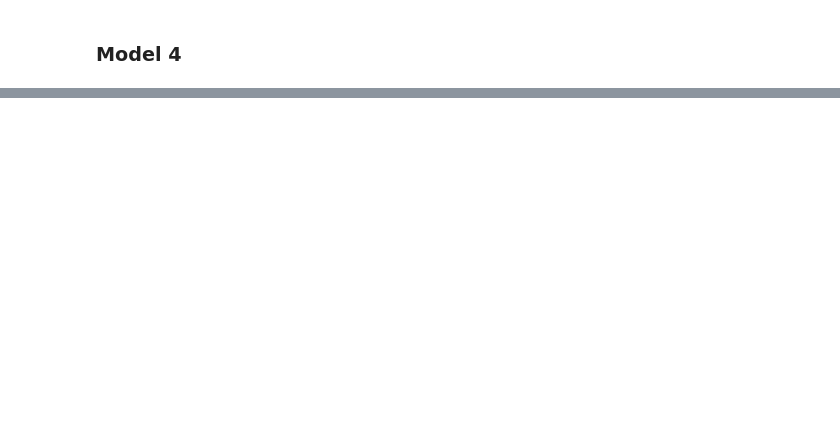
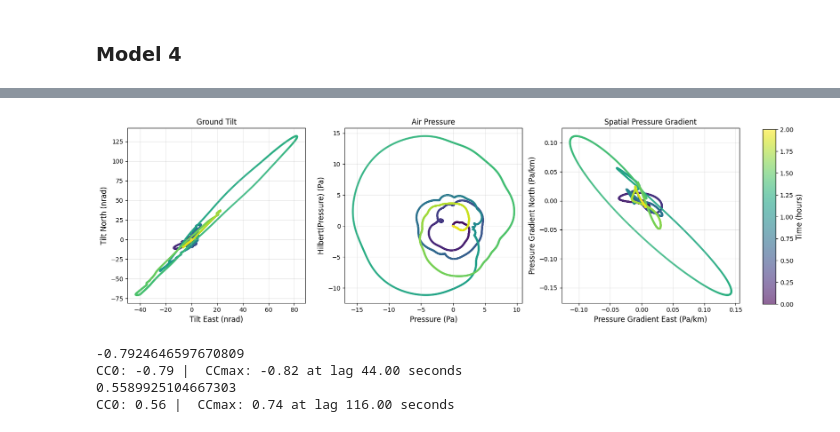
Before and after one commit to andbrocode/BaroSeis, a Jupyter notebook: baroseis_compare_models.ipynb, the cells around one changed output, grey strips where cells are left out. Cells and saved outputs as stored; diff of their text form; code cells hidden in the pictures; blank space fills up the shorter version.

```diff
--- a/baroseis_compare_models.ipynb
+++ b/baroseis_compare_models.ipynb
@@ -832,0 +1233,5 @@ def plot_spectra_comparison(seis_stream, model_results, fmin=0.0005, fmax=0.03,
+# %%
+# Create the plot
+fig = plot_three_scatter(bs, gradient)
+# %% [output]
+[figure, added]
@@ -832,0 +1288,22 @@ def plot_spectra_comparison(seis_stream, model_results, fmin=0.0005, fmax=0.03,
+# %%
+sps = 1
+max_lag = 300/sps
+
+result_N = max_cross_correlation(
+    bs.st.select(channel="*AN").copy()[0].data,
+    gradient.select(channel="*DN").copy()[0].data,
+    max_lag_samples=int(max_lag),
+    sampling_rate=int(sps)
+)
+
+result_E = max_cross_correlation(
+    bs.st.select(channel="*AE").copy()[0].data,
+    gradient.select(channel="*DE").copy()[0].data,
+    max_lag_samples=int(max_lag),
+    sampling_rate=int(sps)
+)
+# %% [output]
+-0.7924646597670809
+CC0: -0.79 |  CCmax: -0.82 at lag 44.00 seconds
+0.5589925104667303
+CC0: 0.56 |  CCmax: 0.74 at lag 116.00 seconds
```
Also changed, not shown: parts of 22 cells of this notebook, 29 other files.
